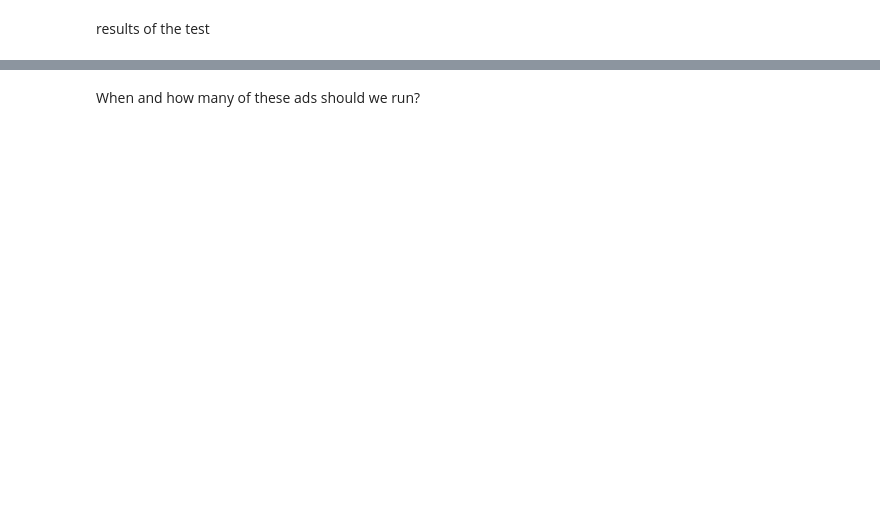
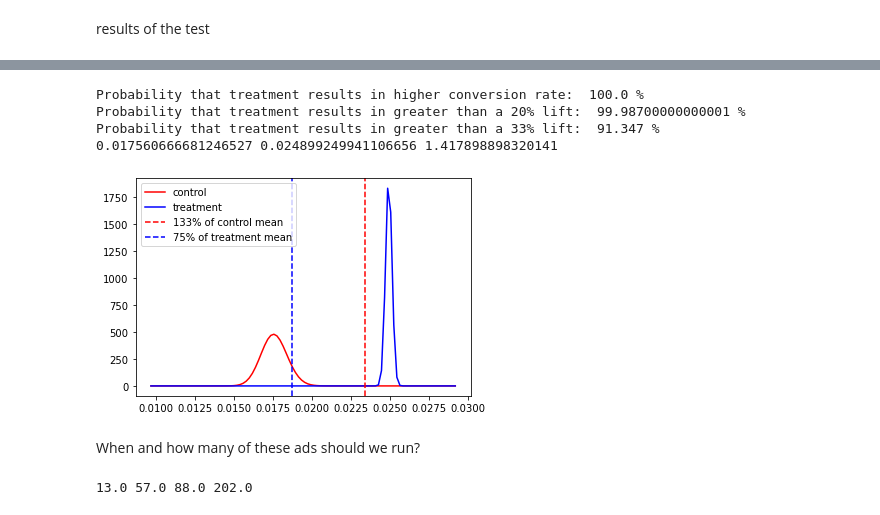
Before and after one commit to jchobanian/marketing-A-B-testing, a Jupyter notebook: marketing_AB.ipynb, the cells around one changed output, grey strips where cells are left out. Cells and saved outputs as stored; diff of their text form; code cells hidden in the pictures; blank space fills up the shorter version.

```diff
--- a/marketing_AB.ipynb
+++ b/marketing_AB.ipynb
@@ -285,2 +392,52 @@ lift:  43.09 %
+# %%
+# using entire data set
+control_converted = data[data['test group']==0]['converted'].sum()
+treatment_converted = data[data['test group']==1]['converted'].sum()
+control_not_convereted = data[data['test group']==0]['converted'].count()
+treatment_not_convereted = data[data['test group']==1]['converted'].count()
+
+posterior_control = stats.beta(prior_alpha+control_converted,prior_beta+control_not_convereted)
+posterior_treatment = stats.beta(prior_alpha+treatment_converted,prior_beta+treatment_not_convereted)
+
+control_samples = posterior_control.rvs(100000, random_state = 42)
+treatment_samples = posterior_treatment.rvs(100000, random_state = 42)
+
+prob_treatment_better = np.mean(treatment_samples>control_samples)
+print('Probability that treatment results in higher conversion rate: ', prob_treatment_better *100, '%')
+
+prob_lift_20 = np.mean(treatment_samples>(control_samples*1.2))
+print('Probability that treatment results in greater than a 20% lift: ', prob_lift_20 *100, '%')
+
+prob_lift_33 = np.mean(treatment_samples>(control_samples*1.33))
+print('Probability that treatment results in greater than a 33% lift: ', prob_lift_33 *100, '%')
+
+fig, ax = plt.subplots(1, 1)
+x = np.linspace(stats.beta.ppf(0.01, prior_alpha, prior_beta),
+                stats.beta.ppf(0.99, prior_alpha, prior_beta), 100)
+ax.plot(x, stats.beta.pdf(x, prior_alpha+control_converted, prior_beta+control_not_convereted),'r-', label = 'control')
+ax.plot(x, stats.beta.pdf(x, prior_alpha+treatment_converted, prior_beta+treatment_not_convereted),'b-', label = 'treatment')
+
+control_mean = np.mean(control_samples)
+plt.axvline(x = control_mean*1.33, color = 'r',linestyle = 'dashed', label = '133% of control mean')
+
+treatment_mean = np.mean(treatment_samples)
+plt.axvline(x = treatment_mean*.75, color = 'b',linestyle = 'dashed', label = '75% of treatment mean')
+
+plt.legend(loc = 'upper left')
+print(np.mean(control_samples), np.mean(treatment_samples), np.mean(treatment_samples)/np.mean(control_samples) )
+# %% [output]
+Probability that treatment results in higher conversion rate:  100.0 %
+Probability that treatment results in greater than a 20% lift:  99.98700000000001 %
+Probability that treatment results in greater than a 33% lift:  91.347 %
+0.017560666681246527 0.024899249941106656 1.417898898320141
+[figure, added]
 # %% [markdown]
 When and how many of these ads should we run?
+# %%
+p_50_raw = np.percentile(data['total ads'],50)
+p_90_raw = np.percentile(data['total ads'],90)
+p_95_raw = np.percentile(data['total ads'],95)
+p_99_raw = np.percentile(data['total ads'],99)
+print(p_50_raw,p_90_raw,p_95_raw,p_99_raw)
+# %% [output]
+13.0 57.0 88.0 202.0
```
Also changed, not shown: parts of 30 cells of this notebook.
